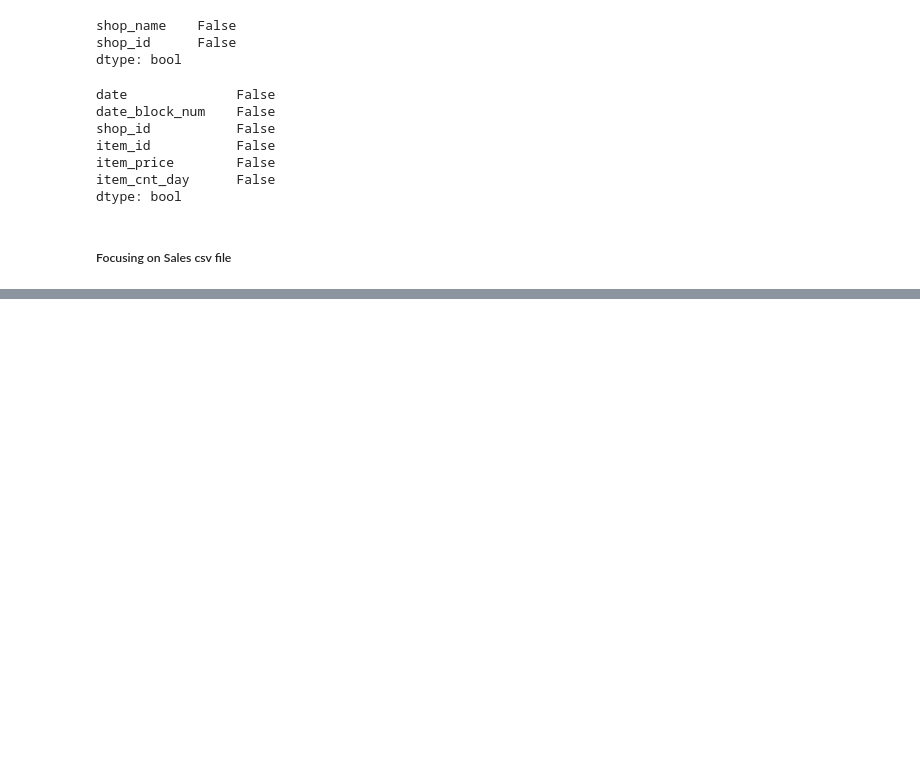
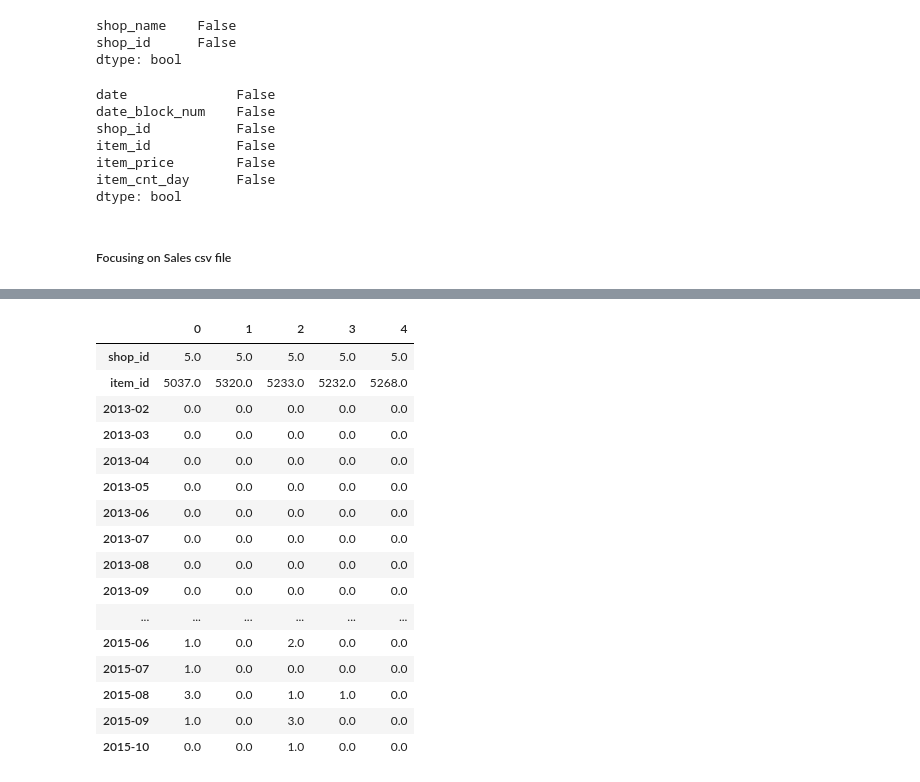
Before and after one commit to MichaelWoo-git/Predicting_Future_Sales_Timeseries, a Jupyter notebook: regression_analysis.ipynb, the cells around one changed output, grey strips where cells are left out. Cells and saved outputs as stored; diff of their text form; code cells hidden in the pictures; blank space fills up the shorter version.

```diff
--- a/regression_analysis.ipynb
+++ b/regression_analysis.ipynb
@@ -357,0 +229,23 @@ df.describe().astype(int)
+# %%
+df_test = pd.merge(df_test, df, on=['shop_id','item_id'], how='left')
+df_test.drop(['ID', '2013-01'], axis=1, inplace=True)
+df_test = df_test.fillna(0)
+df_test.head().T
+# %% [output]
+|  | 0 | 1 | 2 | 3 | 4 |
+| shop_id | 5.0 | 5.0 | 5.0 | 5.0 | 5.0 |
+| item_id | 5037.0 | 5320.0 | 5233.0 | 5232.0 | 5268.0 |
+| 2013-02 | 0.0 | 0.0 | 0.0 | 0.0 | 0.0 |
+| 2013-03 | 0.0 | 0.0 | 0.0 | 0.0 | 0.0 |
+| 2013-04 | 0.0 | 0.0 | 0.0 | 0.0 | 0.0 |
+| 2013-05 | 0.0 | 0.0 | 0.0 | 0.0 | 0.0 |
+| 2013-06 | 0.0 | 0.0 | 0.0 | 0.0 | 0.0 |
+| 2013-07 | 0.0 | 0.0 | 0.0 | 0.0 | 0.0 |
+| 2013-08 | 0.0 | 0.0 | 0.0 | 0.0 | 0.0 |
+| 2013-09 | 0.0 | 0.0 | 0.0 | 0.0 | 0.0 |
+| ... | ... | ... | ... | ... | ... |
+| 2015-06 | 1.0 | 0.0 | 2.0 | 0.0 | 0.0 |
+| 2015-07 | 1.0 | 0.0 | 0.0 | 0.0 | 0.0 |
+| 2015-08 | 3.0 | 0.0 | 1.0 | 1.0 | 0.0 |
+| 2015-09 | 1.0 | 0.0 | 3.0 | 0.0 | 0.0 |
+| 2015-10 | 0.0 | 0.0 | 1.0 | 0.0 | 0.0 |
```
Also changed, not shown: parts of 54 cells of this notebook.
